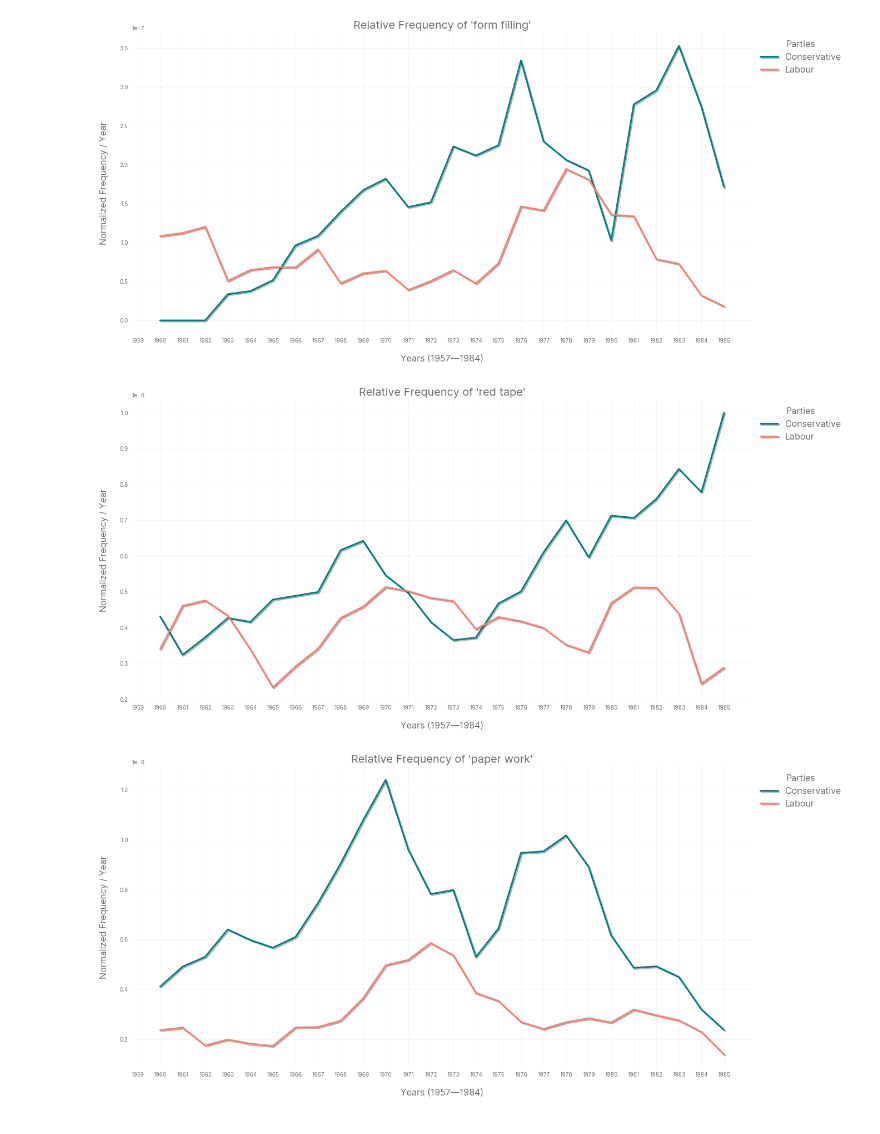
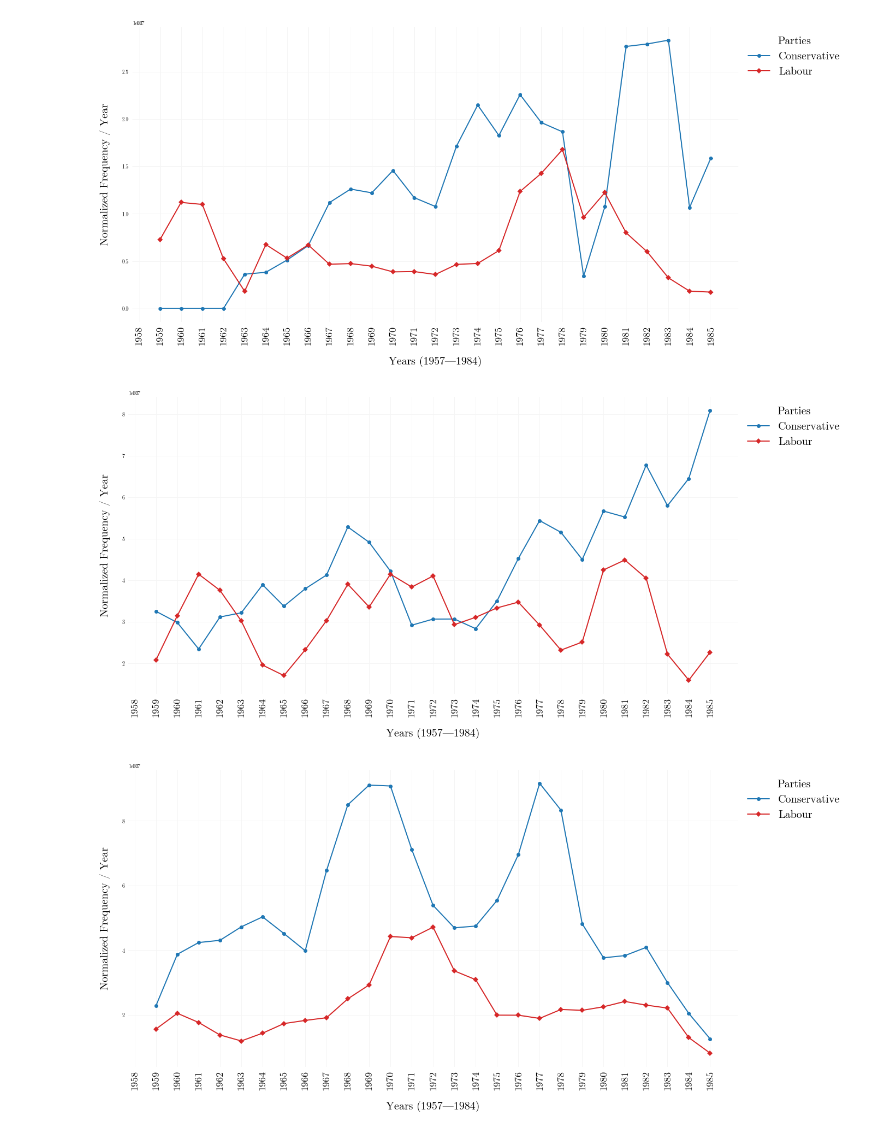
Before and after one commit to rubenros1795/CrisisBureaucracy, a Jupyter notebook: code/inspect-freq.ipynb, the cells around one changed output. Drawn from its saved outputs; the diff is of its cells as text; code cells hidden in the pictures.

```diff
--- a/code/inspect-freq.ipynb
+++ b/code/inspect-freq.ipynb
@@ -92,23 +86,23 @@ freqdata = freqdata[freqdata['speech_member_party'].isin(['Conservative','Labour
 # %%
 for ngram in "form filling,red tape,paper work,a bureaucracy,unnecessary bureaucracy,bureaucracy go mad".split(','):
     cl = ngram+"_hits"
     f = freqdata["date,speech_member_party".split(',') + [cl]]
     f = f.pivot(index='date',columns='speech_member_party',values=cl).reset_index()
 
     for c in ['Conservative','Labour']:
-        f[c] = f[c].rolling(4, win_type='gaussian').sum(std=3)
+        f[c] = f[c].rolling(3, win_type='gaussian').sum(std=3)
     fig, ax = plt.subplots(figsize=(20,10))
-    plt.plot(f['date'], f['Conservative'],color='teal',linewidth=3,path_effects=[path_effects.SimpleLineShadow(),path_effects.Normal()])
-    plt.plot(f['date'], f['Labour'],color='salmon',linewidth=3,path_effects=[path_effects.SimpleLineShadow(),path_effects.Normal()])
+    plt.plot(f['date'], f['Conservative'],color='tab:blue',linewidth=2,marker='o')
+    plt.plot(f['date'], f['Labour'],color='tab:red',linewidth=2,marker='D')
 
     f['date'] = f['date'].astype(int)
     plt.xlabel("Years (1957—1984)",labelpad=20)
     plt.ylabel("Normalized Frequency / Year",labelpad=20)
-    ax.legend(labels=['Conservative','Labour'], title="Parties",fontsize=16,bbox_to_anchor=(1, 1), loc='upper left')
-    plt.title(f"Relative Frequency of '{ngram}'")
+    ax.legend(labels=['Conservative','Labour'], title="Parties",fontsize=20,bbox_to_anchor=(1, 1), loc='upper left')
+    plt.xticks(fontsize=18, rotation=90)
     plt.savefig(f"/home/ruben/Documents/GitHub/CrisisBureaucracy/results/freq-{ngram.replace(' ','')}-rel-bar-party.png",dpi=450, bbox_inches='tight')
     plt.show()
 # %% [output]
-[figure, old version]
+[figure, new version]
-[figure, old version]
+[figure, new version]
-[figure, old version]
+[figure, new version]
```
Also changed, not shown: parts of 16 cells of this notebook, 38 other files.
